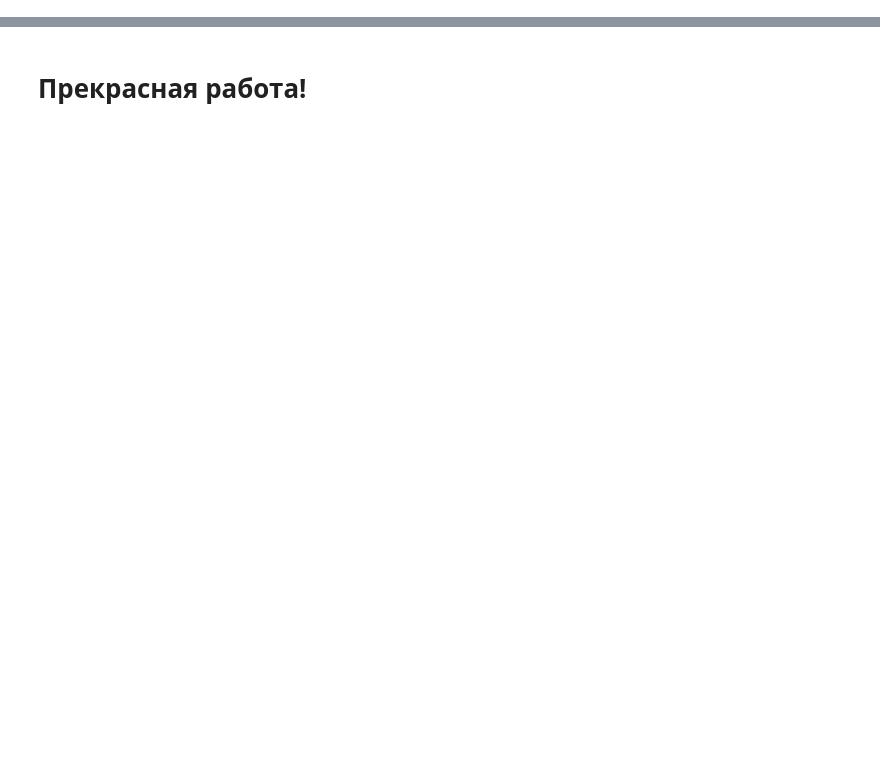
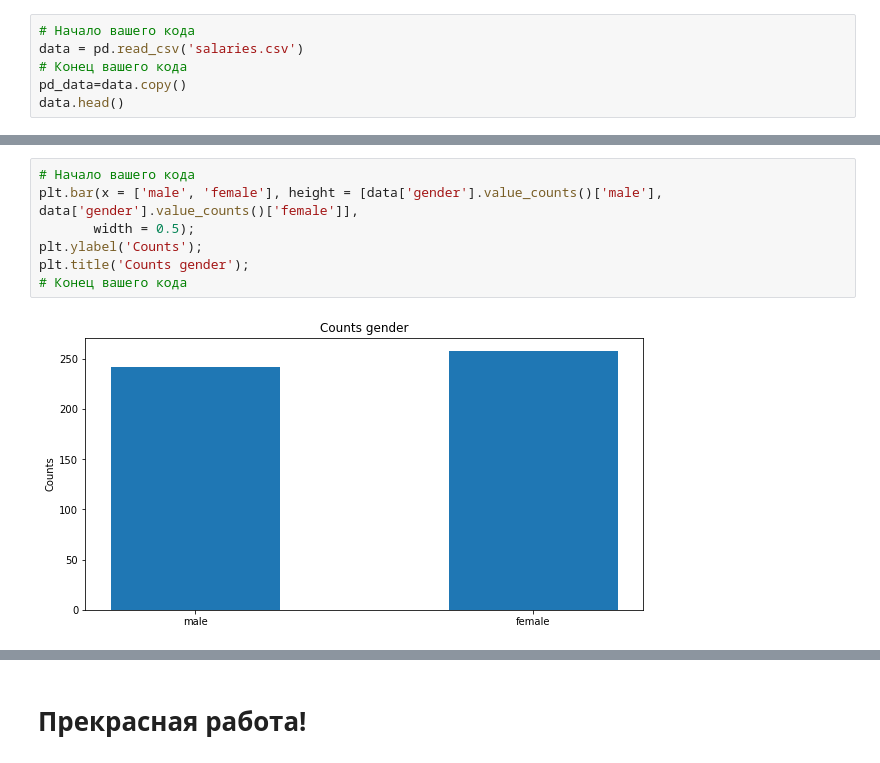
Before and after one commit to PavelTen2000/Able-Academy-, a Jupyter notebook: Homework/Задачи для практики №3.ipynb, the cells around one changed output, grey strips where cells are left out. Cells and saved outputs as stored; diff of their text form; blank space fills up the shorter version.

```diff
--- a/Homework/Задачи для практики №3.ipynb
+++ b/Homework/Задачи для практики №3.ipynb
@@ -238,0 +32,6 @@ for i in range(100, 401):
+# %%
+# Начало вашего кода
+data = pd.read_csv('salaries.csv')
+# Конец вашего кода
+pd_data=data.copy()
+data.head()
@@ -238,0 +53,9 @@ for i in range(100, 401):
+# %%
+# Начало вашего кода
+plt.bar(x = ['male', 'female'], height = [data['gender'].value_counts()['male'], data['gender'].value_counts()['female']],
+       width = 0.5);
+plt.ylabel('Counts');
+plt.title('Counts gender');
+# Конец вашего кода
+# %% [output]
+[figure, added]
```
Also changed, not shown: parts of 65 cells of this notebook, 47 other files.
